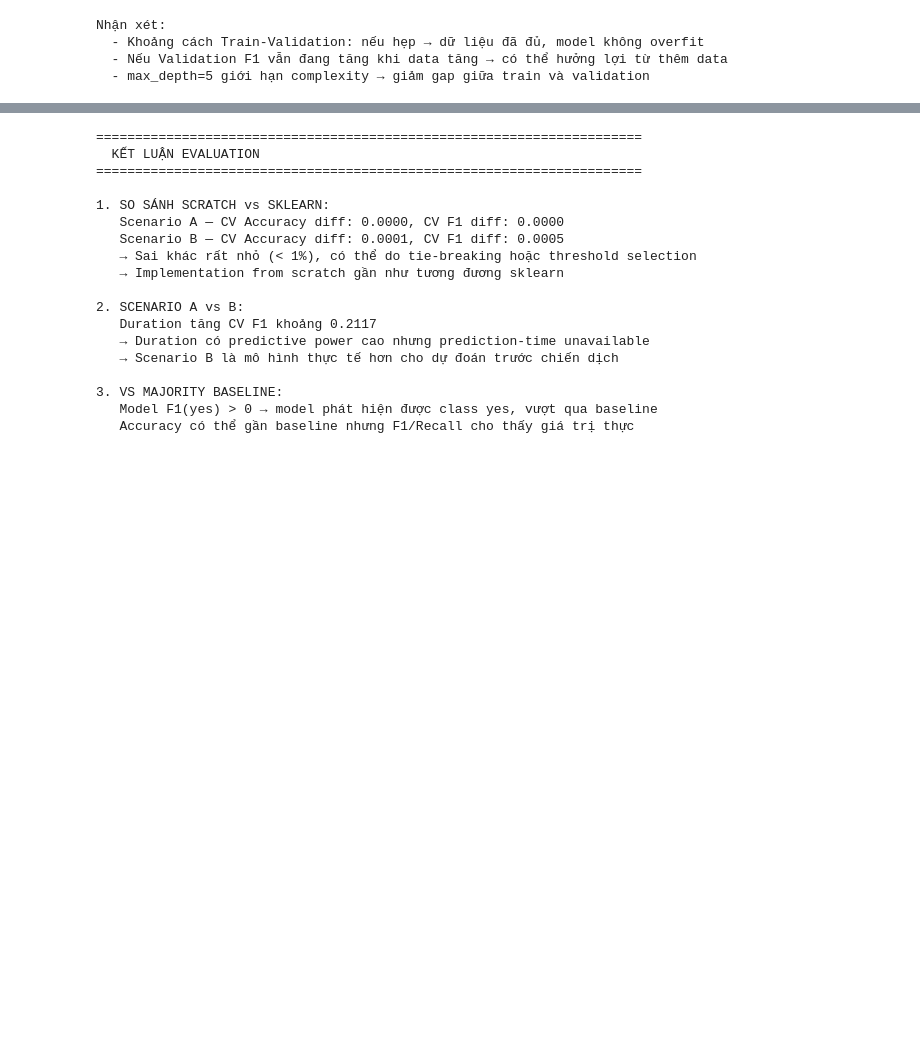
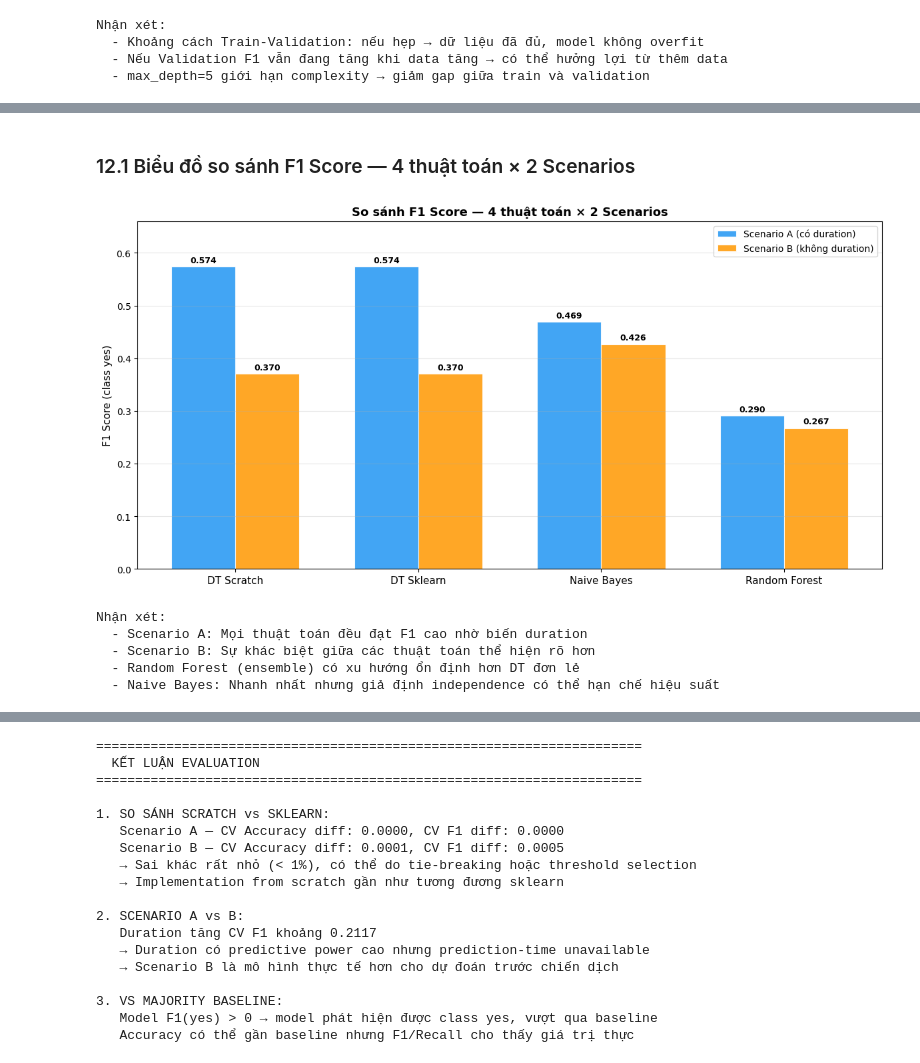
Before and after one commit to thacbaonguyen/data_mining, a Jupyter notebook: notebooks/05_evaluation.ipynb, the cells around one changed output, grey strips where cells are left out. Saved outputs shown, nothing was run; the diff lists cells and outputs as text; code cells hidden in the pictures; blank space fills up the shorter version.

```diff
--- a/notebooks/05_evaluation.ipynb
+++ b/notebooks/05_evaluation.ipynb
@@ -618,0 +704,50 @@ Nhận xét:
+# %% [markdown]
+### 12.1 Biểu đồ so sánh F1 Score — 4 thuật toán × 2 Scenarios
+# %%
+if nb_res is not None and rf_res is not None:
+    fig, ax = plt.subplots(figsize=(12, 6))
+
+    model_names = ["DT Scratch", "DT Sklearn", "Naive Bayes", "Random Forest"]
+    f1_A = [df_compare_A.loc[m, "F1"] for m in model_names]
+    f1_B = [df_compare.loc[m, "F1"] for m in model_names]
+
+    x = np.arange(len(model_names))
+    width = 0.35
+
+    bars1 = ax.bar(x - width/2, f1_A, width, label="Scenario A (có duration)",
+                   color="#2196F3", alpha=0.85, edgecolor="white", linewidth=0.8)
+    bars2 = ax.bar(x + width/2, f1_B, width, label="Scenario B (không duration)",
+                   color="#FF9800", alpha=0.85, edgecolor="white", linewidth=0.8)
+
+    # Add value labels
+    for bar in bars1:
+        ax.text(bar.get_x() + bar.get_width()/2, bar.get_height() + 0.008,
+                f"{bar.get_height():.3f}", ha="center", fontsize=9, fontweight="bold")
+    for bar in bars2:
+        ax.text(bar.get_x() + bar.get_width()/2, bar.get_height() + 0.008,
+                f"{bar.get_height():.3f}", ha="center", fontsize=9, fontweight="bold")
+
+    ax.set_xticks(x)
+    ax.set_xticklabels(model_names, fontsize=11)
+    ax.set_ylabel("F1 Score (class yes)", fontsize=11)
+    ax.set_title("So sánh F1 Score — 4 thuật toán × 2 Scenarios", fontweight="bold", fontsize=13)
+    ax.legend(fontsize=10)
+    ax.grid(True, axis="y", alpha=0.3)
+    ax.set_ylim(0, max(max(f1_A), max(f1_B)) * 1.15)
+
+    plt.tight_layout()
+    plt.savefig(REPORT_DIR + "/05_multi_model_f1.png", dpi=150, bbox_inches="tight")
+    plt.show()
+
+    print("\nNhận xét:")
+    print("  - Scenario A: Mọi thuật toán đều đạt F1 cao nhờ biến duration")
+    print("  - Scenario B: Sự khác biệt giữa các thuật toán thể hiện rõ hơn")
+    print("  - Random Forest (ensemble) có xu hướng ổn định hơn DT đơn lẻ")
+    print("  - Naive Bayes: Nhanh nhất nhưng giả định independence có thể hạn chế hiệu suất")
+# %% [output]
+[figure, added]
+Nhận xét:
+  - Scenario A: Mọi thuật toán đều đạt F1 cao nhờ biến duration
+  - Scenario B: Sự khác biệt giữa các thuật toán thể hiện rõ hơn
+  - Random Forest (ensemble) có xu hướng ổn định hơn DT đơn lẻ
+  - Naive Bayes: Nhanh nhất nhưng giả định independence có thể hạn chế hiệu suất
```
Also changed, not shown: parts of 4 cells of this notebook, 5 other files.
